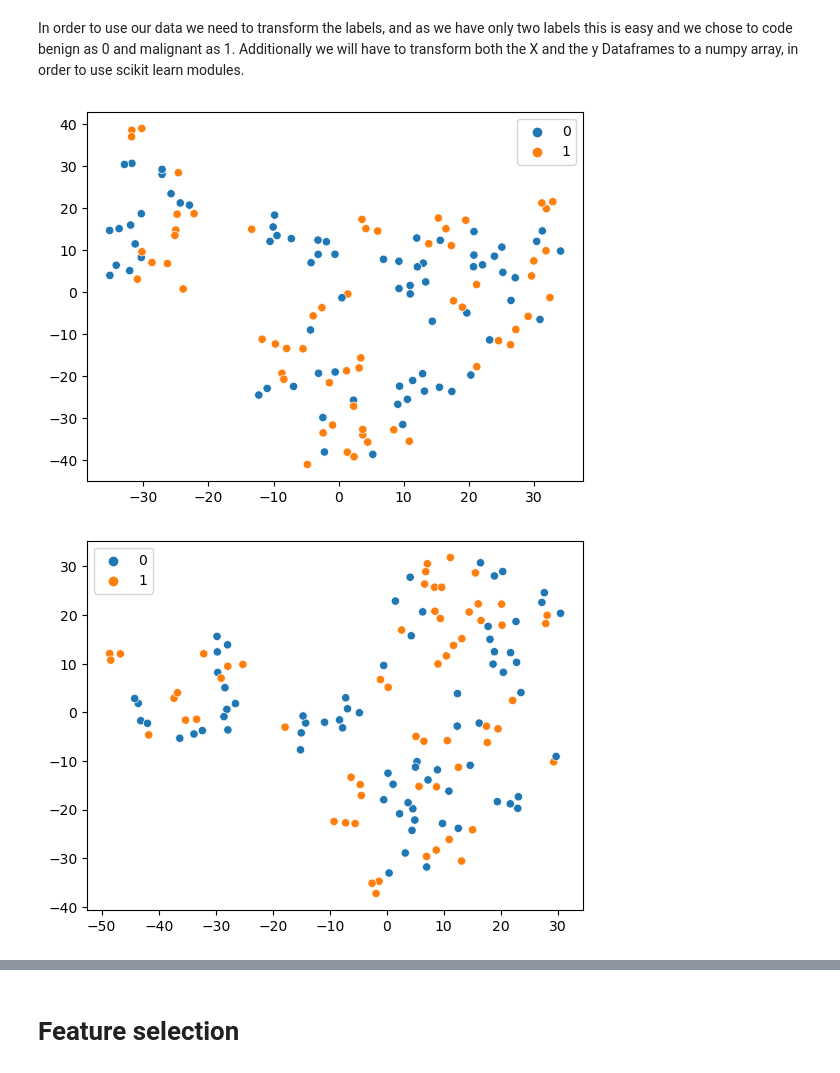
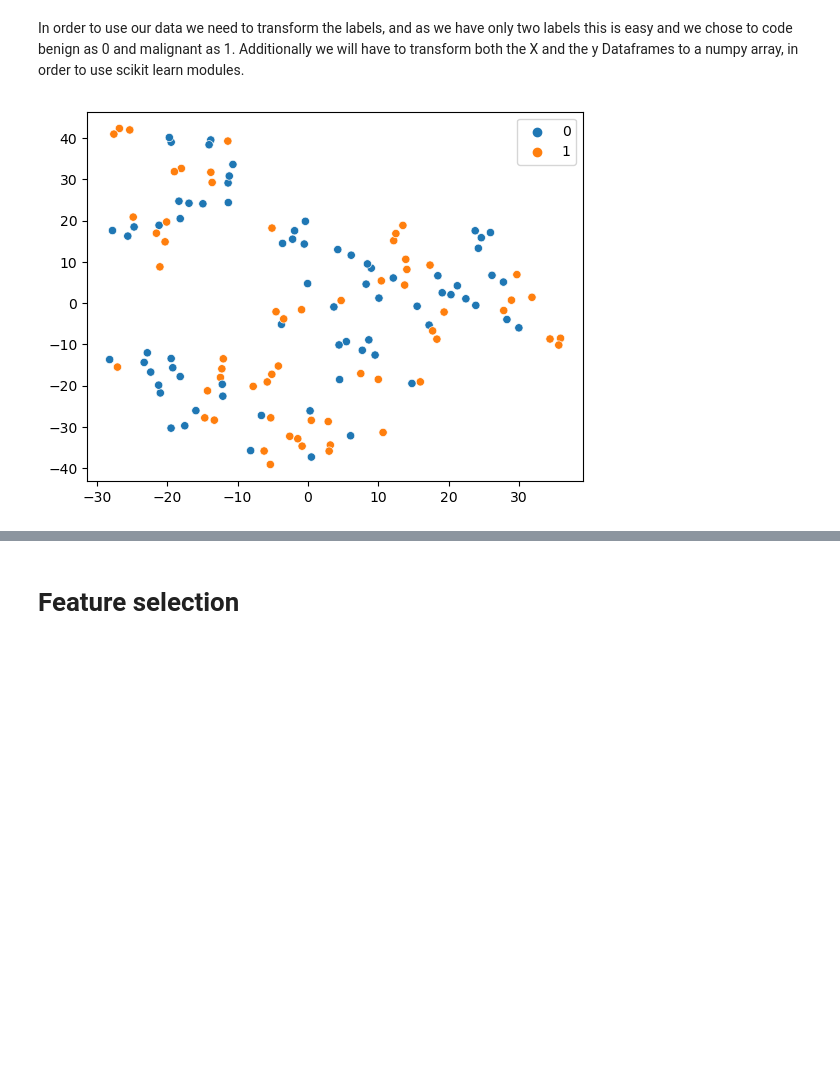
Before and after one commit to dpasqualini/TM10007_G16, a Jupyter notebook: assignment.ipynb, the cells around one changed output, grey strips where cells are left out. Drawn from its saved outputs; the diff is of its cells as text; code cells hidden in the pictures; blank space fills up the shorter version.

Commit message:
Loaded data in load_data.py and added functions into assignement

```diff
--- a/assignment.ipynb
+++ b/assignment.ipynb
@@ -209,34 +443,22 @@ for feature in X_filtered.columns:
 To give every feature the same weight, all features should be scaled. We choose to do this by min-max scaling.
 Below you find the code to apply this normalization to each column of the dataframe.
 # %%
-import importlib
-import my_functions_Dafne
-importlib.reload(my_functions_Dafne)
-from my_functions_Dafne import normalize_column, normalize_standard
-
-X_tr_norm = X_filtered.apply(normalize_column)
-X_tr_norm2 = X_filtered.apply(normalize_standard)
+X_tr_norm = X_filtered.apply(normalize_standard)
 
 # # Create a box plot of the original data
 # X_filtered.boxplot(figsize=(10,5))
 # plt.title('Original Data')
 # plt.show()
 
-# # Create a box plot of the normalized data
-# X_tr_norm.boxplot(figsize=(10,5))
-# plt.title('Normalized Data')
+# # Create a box plot of the normalized data by standard scaling
+# X_tr_norm2.boxplot(figsize=(10,5))
+# plt.title('Normalized Data Standard')
 # plt.show()
-
-# X_tr_norm2.boxplot(figsize=(10,5))
-# plt.title('Normalized Data 2')
-# plt.show()
 # %% [markdown]
 In order to use our data we need to transform the labels, and as we have only two labels this is easy and we chose to code benign as 0 and malignant as 1. Additionally we will have to transform both the X and the y Dataframes to a numpy array, in order to use scikit learn modules.
 # %%
 plt_tsne(X_tr_norm, y_tr1)
-plt_tsne(X_tr_norm2, y_tr1)
 # %% [output]
-[figure, old version]
+[figure, new version]
-[figure, removed]
 # %%
 plt_lda(X_tr_norm, y_tr1)
```
Also changed, not shown: parts of 10 cells of this notebook, 1 other file.
